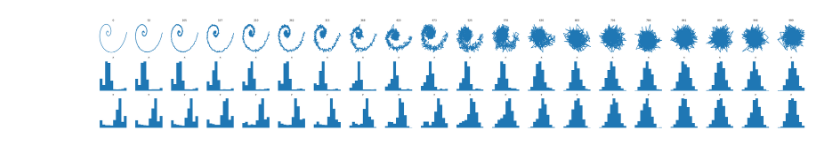
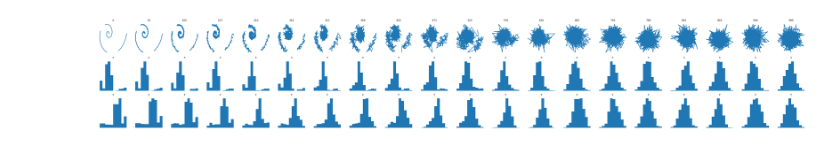
Before and after one commit to RehgLab/ddim, a Jupyter notebook: 2d_exp.ipynb, the cells around one changed output. Saved outputs shown, nothing was run; the diff lists cells and outputs as text; code cells hidden in the pictures.

```diff
--- a/2d_exp.ipynb
+++ b/2d_exp.ipynb
@@ -136,33 +136,38 @@ def plot_forward_process_traj(noisified, t):
 # %%
 batch_size = 1
 traj_len = 750
 beta_schedule = 'linear'
 beta_start = 0.0001
 beta_end = 0.02
 num_diffusion_timesteps = 1000
 num_ims = num_diffusion_timesteps // 50
 
 model = IdentityModel()
 
 batch = generate_random_spiral_trajectories(batch_size, traj_len)
+
+# simulating blinks by adding nans
+batch[0,500:550,:] = torch.nan
+batch[0,650:700,:] = torch.nan
+
 batch_rep = batch.repeat(num_ims,*[1]*len(batch.shape[1:]))
 
 t = torch.linspace(0,num_diffusion_timesteps-1,num_ims,dtype=torch.long)
 
 e = torch.randn_like(batch_rep)
 
 betas = get_beta_schedule(
     beta_schedule=beta_schedule,
     beta_start=beta_start,
     beta_end=beta_end,
     num_diffusion_timesteps=num_diffusion_timesteps,
 )
 b = betas = torch.from_numpy(betas).float()
 
 loss, out = loss_registry['simple'](model, batch_rep, t, e, b)
 plot_forward_process(out, t)
 # %% [output]
-[figure, old version]
+[figure, new version]
 # %%
 batch_size = 20
 traj_len = 750
```
Also changed, not shown: parts of 1 cell of this notebook, 3 other files.
